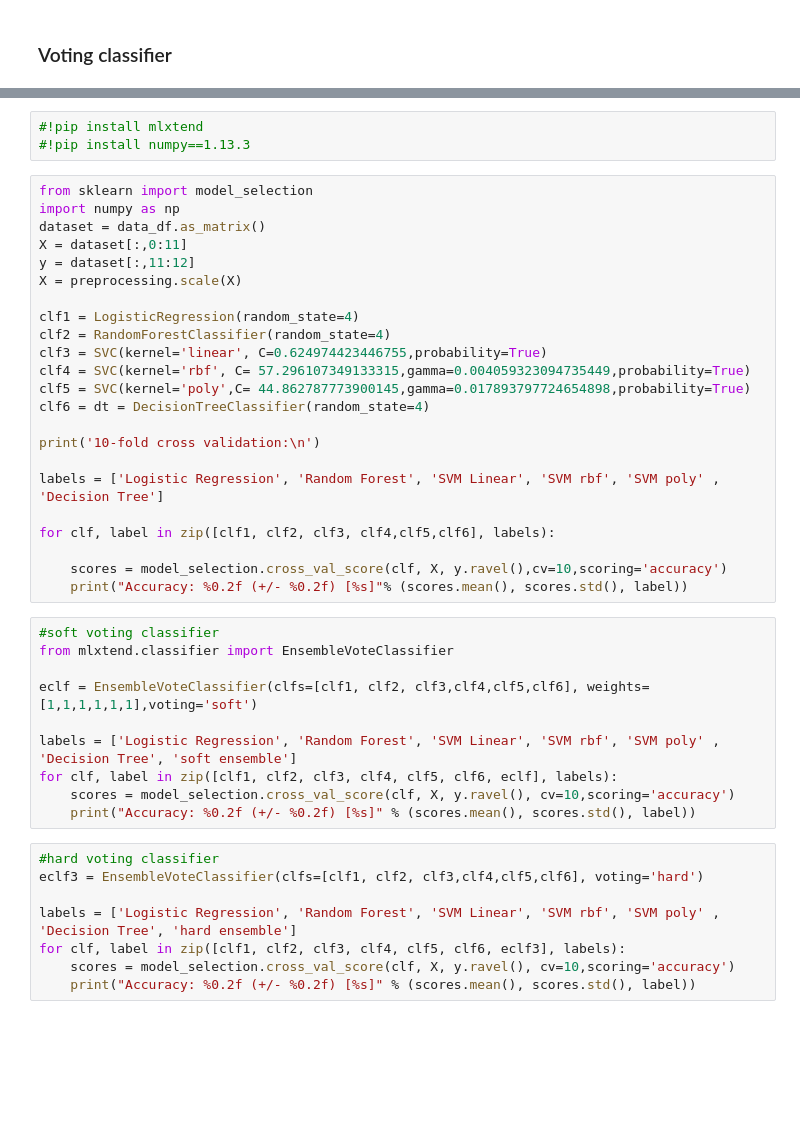
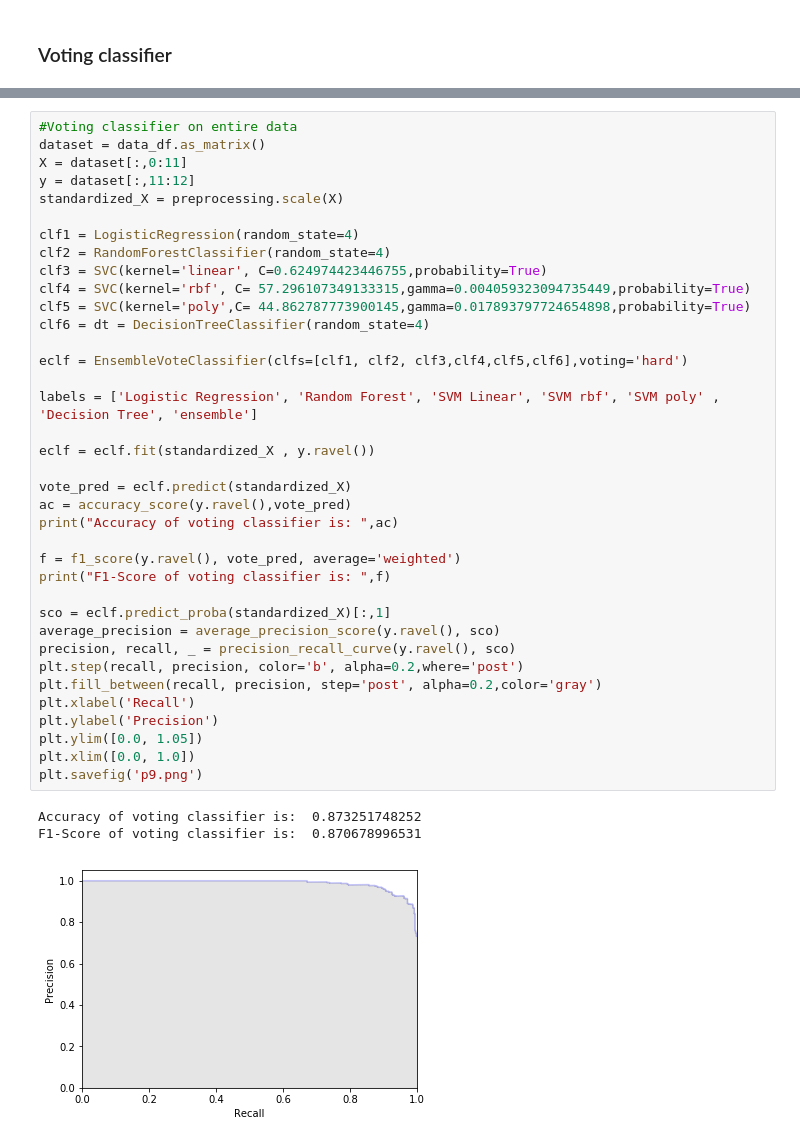
Before and after one commit to babayefarzan/PTSD-patient-analysis, a Jupyter notebook: precision-recall_cv.ipynb, the cells around one changed output, grey strips where cells are left out. Saved outputs shown, nothing was run; the diff lists cells and outputs as text; blank space fills up the shorter version.

```diff
--- a/precision-recall_cv.ipynb
+++ b/precision-recall_cv.ipynb
@@ -710,44 +748,41 @@ print("F1 score is: ",total_f)
-# %%
-#!pip install mlxtend
-#!pip install numpy==1.13.3
 # %%
-from sklearn import model_selection
-import numpy as np
+#Voting classifier on entire data
 dataset = data_df.as_matrix()
 X = dataset[:,0:11]
 y = dataset[:,11:12]
-X = preprocessing.scale(X)
+standardized_X = preprocessing.scale(X)
 
 clf1 = LogisticRegression(random_state=4)
 clf2 = RandomForestClassifier(random_state=4)
 clf3 = SVC(kernel='linear', C=0.624974423446755,probability=True)
 clf4 = SVC(kernel='rbf', C= 57.296107349133315,gamma=0.004059323094735449,probability=True)
 clf5 = SVC(kernel='poly',C= 44.862787773900145,gamma=0.017893797724654898,probability=True)
 clf6 = dt = DecisionTreeClassifier(random_state=4)
 
-print('10-fold cross validation:\n')
+eclf = EnsembleVoteClassifier(clfs=[clf1, clf2, clf3,clf4,clf5,clf6],voting='hard')
 
-labels = ['Logistic Regression', 'Random Forest', 'SVM Linear', 'SVM rbf', 'SVM poly' , 'Decision Tree']
+labels = ['Logistic Regression', 'Random Forest', 'SVM Linear', 'SVM rbf', 'SVM poly' , 'Decision Tree', 'ensemble']
 
-for clf, label in zip([clf1, clf2, clf3, clf4,clf5,clf6], labels):
+eclf = eclf.fit(standardized_X , y.ravel())
 
-    scores = model_selection.cross_val_score(clf, X, y.ravel(),cv=10,scoring='accuracy')
-    print("Accuracy: %0.2f (+/- %0.2f) [%s]"% (scores.mean(), scores.std(), label))
+vote_pred = eclf.predict(standardized_X)
+ac = accuracy_score(y.ravel(),vote_pred)
+print("Accuracy of voting classifier is: ",ac)
+
+f = f1_score(y.ravel(), vote_pred, average='weighted')
+print("F1-Score of voting classifier is: ",f)
+
+sco = eclf.predict_proba(standardized_X)[:,1]
+average_precision = average_precision_score(y.ravel(), sco)
+precision, recall, _ = precision_recall_curve(y.ravel(), sco)
+plt.step(recall, precision, color='b', alpha=0.2,where='post')
+plt.fill_between(recall, precision, step='post', alpha=0.2,color='gray')
+plt.xlabel('Recall')
+plt.ylabel('Precision')
+plt.ylim([0.0, 1.05])
+plt.xlim([0.0, 1.0])
+plt.savefig('p9.png')
+# %% [output]
+Accuracy of voting classifier is:  0.873251748252
+F1-Score of voting classifier is:  0.870678996531
+[figure, added]
-# %%
-#soft voting classifier
-from mlxtend.classifier import EnsembleVoteClassifier
-
-eclf = EnsembleVoteClassifier(clfs=[clf1, clf2, clf3,clf4,clf5,clf6], weights=[1,1,1,1,1,1],voting='soft')
-
-labels = ['Logistic Regression', 'Random Forest', 'SVM Linear', 'SVM rbf', 'SVM poly' , 'Decision Tree', 'soft ensemble']
-for clf, label in zip([clf1, clf2, clf3, clf4, clf5, clf6, eclf], labels):
-    scores = model_selection.cross_val_score(clf, X, y.ravel(), cv=10,scoring='accuracy')
-    print("Accuracy: %0.2f (+/- %0.2f) [%s]" % (scores.mean(), scores.std(), label))
-# %%
-#hard voting classifier
-eclf3 = EnsembleVoteClassifier(clfs=[clf1, clf2, clf3,clf4,clf5,clf6], voting='hard')
-
-labels = ['Logistic Regression', 'Random Forest', 'SVM Linear', 'SVM rbf', 'SVM poly' , 'Decision Tree', 'hard ensemble']
-for clf, label in zip([clf1, clf2, clf3, clf4, clf5, clf6, eclf3], labels):
-    scores = model_selection.cross_val_score(clf, X, y.ravel(), cv=10,scoring='accuracy')
-    print("Accuracy: %0.2f (+/- %0.2f) [%s]" % (scores.mean(), scores.std(), label))
```
Also changed, not shown: parts of 7 cells of this notebook, 4 other files.
